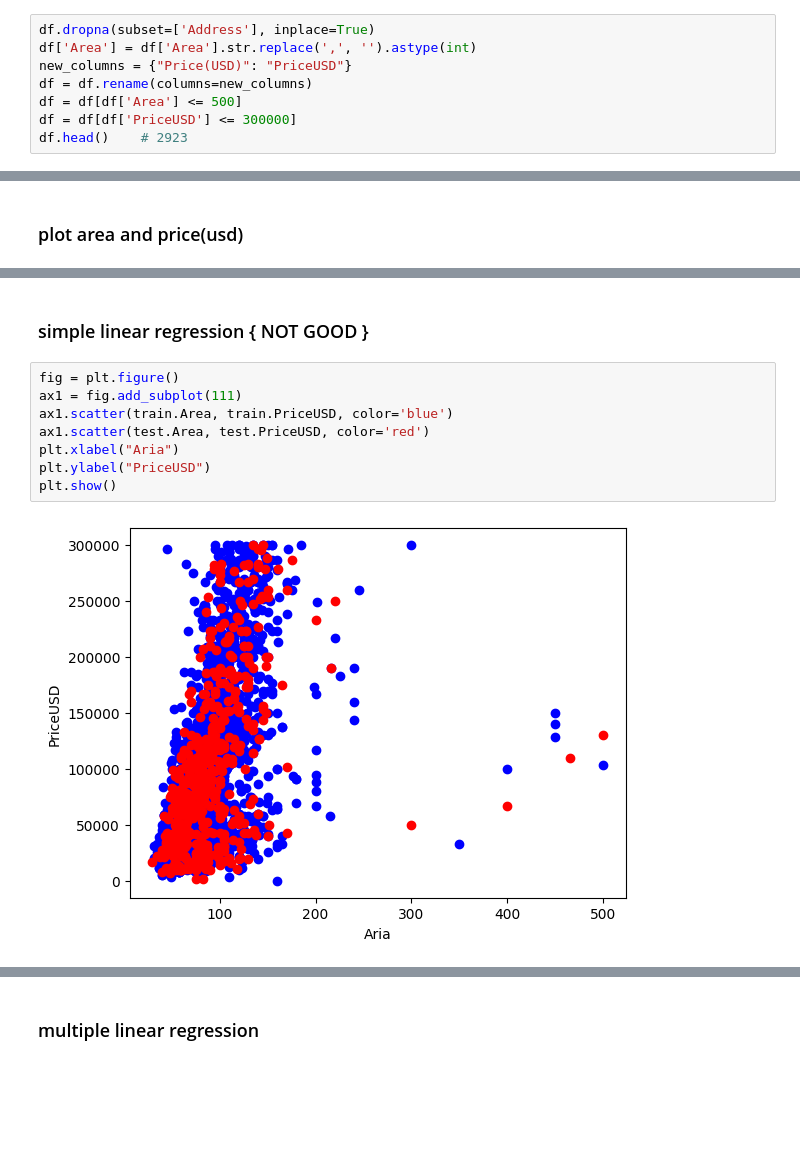
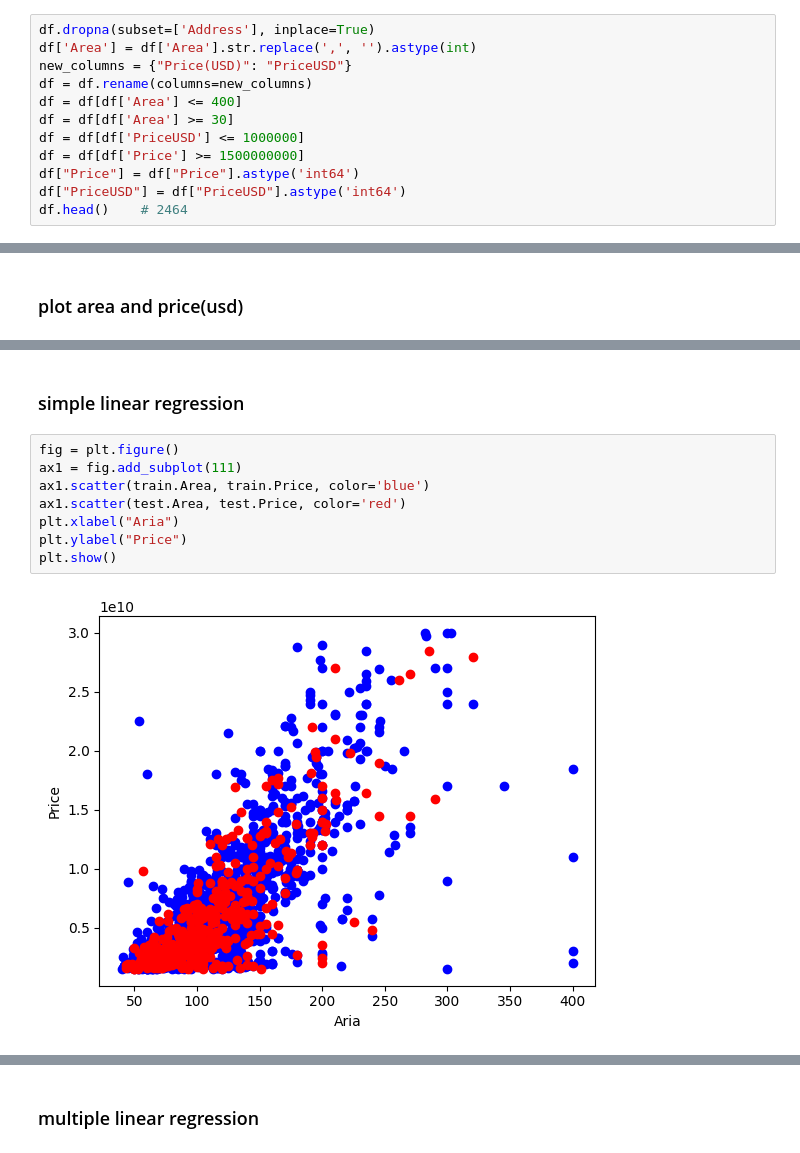
Before and after one commit to Niknam1382/Regression-Project, a Jupyter notebook: main.ipynb, the cells around one changed output, grey strips where cells are left out. Cells and saved outputs as stored; diff of their text form; blank space fills up the shorter version.

```diff
--- a/main.ipynb
+++ b/main.ipynb
@@ -34,8 +34,12 @@ df.dropna(subset=['Address'], inplace=True)
 df['Area'] = df['Area'].str.replace(',', '').astype(int)
 new_columns = {"Price(USD)": "PriceUSD"}
 df = df.rename(columns=new_columns)
-df = df[df['Area'] <= 500]
-df = df[df['PriceUSD'] <= 300000]
-df.head()    # 2923
+df = df[df['Area'] <= 400]
+df = df[df['Area'] >= 30]
+df = df[df['PriceUSD'] <= 1000000]
+df = df[df['Price'] >= 1500000000]
+df["Price"] = df["Price"].astype('int64')
+df["PriceUSD"] = df["PriceUSD"].astype('int64')
+df.head()    # 2464
 # %% [output]
 |  | Area | Room | Parking | Warehouse | Elevator | Address | Price | PriceUSD |
@@ -67,15 +71,15 @@ plt.show()
 # %% [markdown]
-### simple linear regression { NOT GOOD }
+### simple linear regression
 # %%
 fig = plt.figure()
 ax1 = fig.add_subplot(111)
-ax1.scatter(train.Area, train.PriceUSD, color='blue')
-ax1.scatter(test.Area, test.PriceUSD, color='red')
+ax1.scatter(train.Area, train.Price, color='blue')
+ax1.scatter(test.Area, test.Price, color='red')
 plt.xlabel("Aria")
-plt.ylabel("PriceUSD")
+plt.ylabel("Price")
 plt.show()
 # %% [output]
-[figure, old version]
+[figure, new version]
 # %%
 from sklearn import linear_model
 regr = linear_model.LinearRegression()
```
Also changed, not shown: parts of 24 cells of this notebook, 1 other file.
